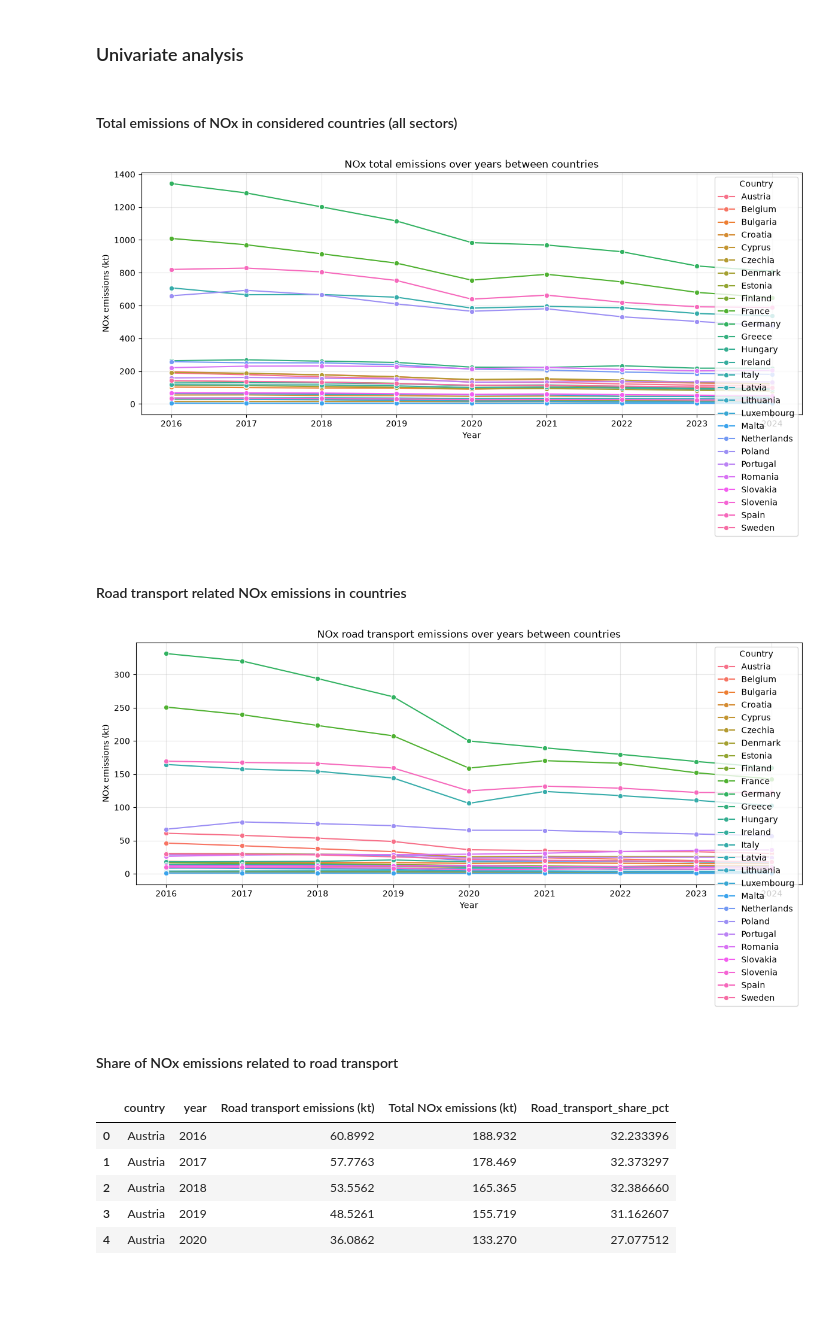
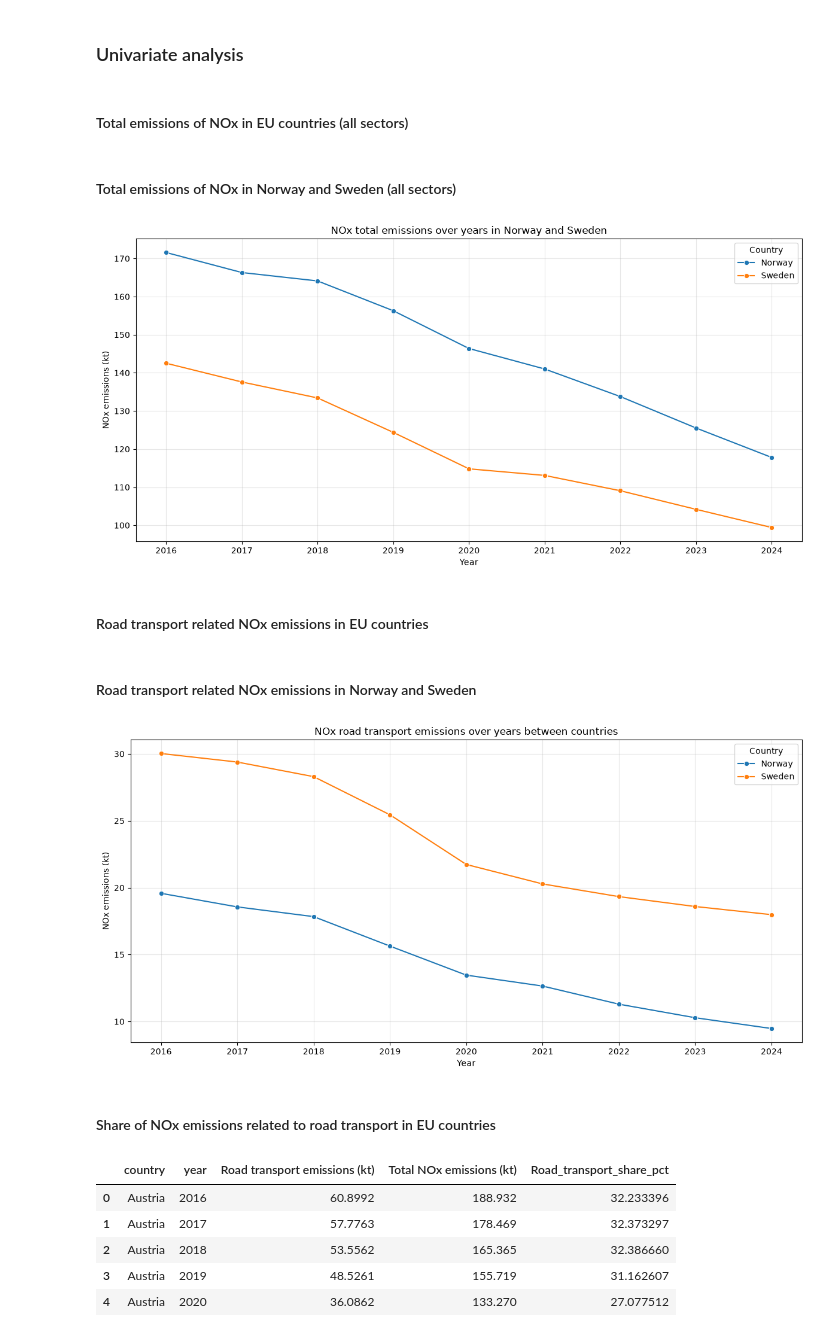
Before and after one commit to Mxlrt69/Data_Science_Project, a Jupyter notebook: draft_bivariate.ipynb, the cells around one changed output. Saved outputs shown, nothing was run; the diff lists cells and outputs as text; code cells hidden in the pictures; blank space fills up the shorter version.

```diff
--- a/draft_bivariate.ipynb
+++ b/draft_bivariate.ipynb
@@ -419,7 +706,9 @@ df_NOx_total["country"].unique()
          'EEA32',          'EU27']
 Length: 34, dtype: str
 # %%
-considered_countries=["Austria",
+considered_countries=["Sweden","Norway"]
+
+EU_countries= ["Austria",
     "Belgium",
     "Bulgaria",
     "Croatia",
@@ -445,9 +734,13 @@ considered_countries=["Austria",
     "Slovakia",
     "Slovenia",
     "Spain",
-    "Sweden"]
+    "Sweden",
+    "Norway"]
 
-df_NOx_total_clean = (df_NOx_total[df_NOx_total["country"].isin(considered_countries)]
+df_NOx_total_clean = (df_NOx_total[df_NOx_total["country"].isin(EU_countries)]
+                .sort_values(["country", "year"], ascending=[True, True]).reset_index(drop=True))
+
+df_NOx_total_clean_N_S = (df_NOx_total[df_NOx_total["country"].isin(considered_countries)]
                 .sort_values(["country", "year"], ascending=[True, True]).reset_index(drop=True))
 
 df_NOx_total_clean.head()
@@ -473,4 +769,4 @@ df_NOx_transport_clean.head()
 # %% [markdown]
 ### Univariate analysis
 # %% [markdown]
-#### Total emissions of NOx in considered countries (all sectors)
+#### Total emissions of NOx in EU countries (all sectors)
@@ -477,22 +775,24 @@ df_NOx_transport_clean.head()
+# %% [markdown]
+#### Total emissions of NOx in Norway and Sweden (all sectors)
 # %%
 plt.figure(figsize=(12, 6))
 
 sns.lineplot(
-    data=df_NOx_total_clean,
+    data=df_NOx_total_clean_N_S,
     x="year",
     y="value",
     hue="country",
     marker="o"
 )
 
-plt.title("NOx total emissions over years between countries")
+plt.title("NOx total emissions over years in Norway and Sweden")
 plt.xlabel("Year")
 plt.ylabel("NOx emissions (kt)")
 plt.grid(True, alpha=0.3)
 plt.legend(title="Country")
 plt.tight_layout()
 plt.show()
 # %% [output]
-[figure, old version]
+[figure, new version]
 # %% [markdown]
-#### Road transport related NOx emissions in countries
+#### Road transport related NOx emissions in EU countries
@@ -499,8 +801,10 @@ plt.show()
+# %% [markdown]
+#### Road transport related NOx emissions in Norway and Sweden
 # %%
 plt.figure(figsize=(12, 6))
 
 sns.lineplot(
-    data=df_NOx_transport_clean,
+    data=df_NOx_transport_clean_N_S,
     x="year",
     y="value",
     hue="country",
@@ -515,9 +819,9 @@ plt.legend(title="Country")
 plt.tight_layout()
 plt.show()
 # %% [output]
-[figure, old version]
+[figure, new version]
 # %% [markdown]
-#### Share of NOx emissions related to road transport
+#### Share of NOx emissions related to road transport in EU countries
 # %%
 final_NOx_df = (
     df_NOx_transport_clean
```
Also changed, not shown: parts of 28 cells of this notebook.
